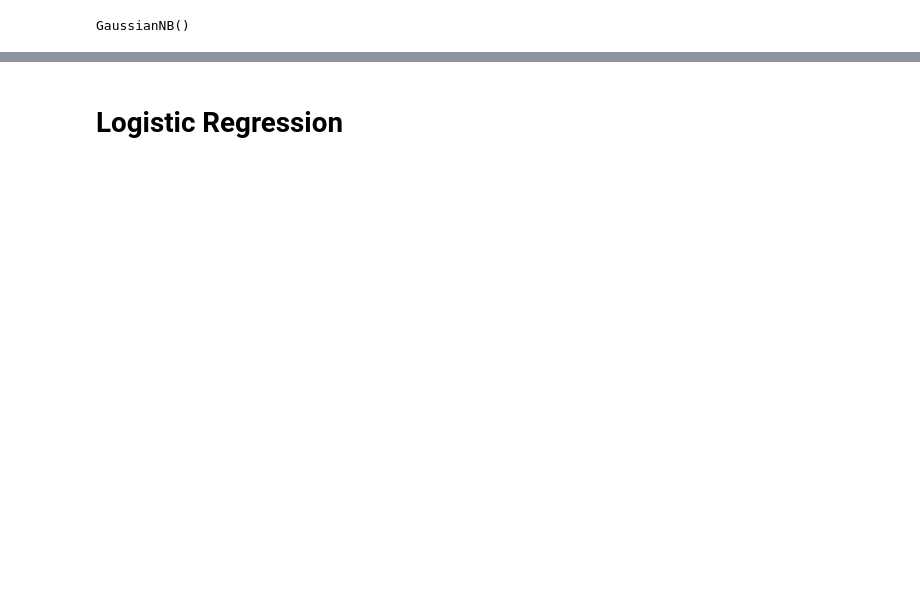
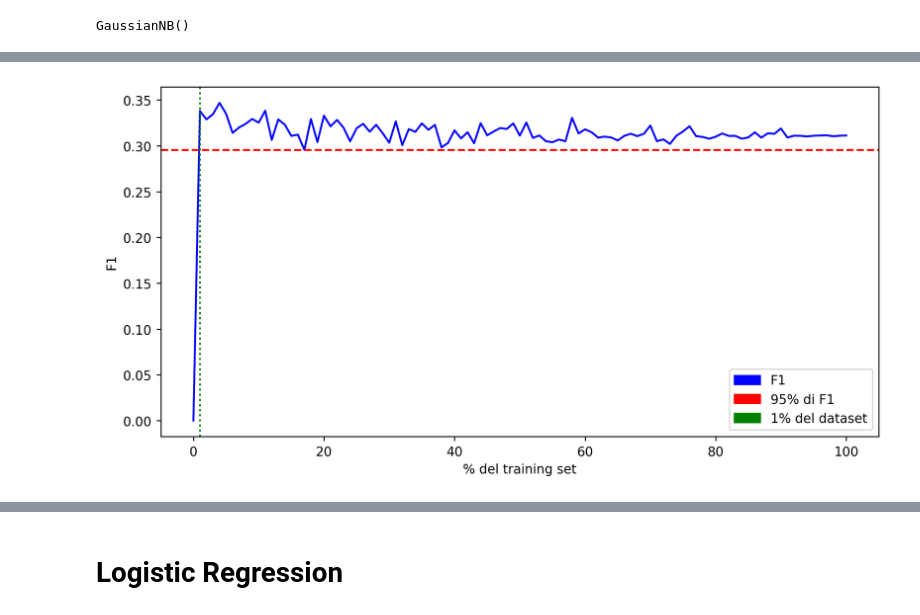
Before and after one commit to cri98li/Data-Mining-2-Project-ts-classification, a Jupyter notebook: Fase 2.1 (Classificazione).ipynb, the cells around one changed output, grey strips where cells are left out. Cells and saved outputs as stored; diff of their text form; code cells hidden in the pictures; blank space fills up the shorter version.

```diff
--- a/Fase 2.1 (Classificazione).ipynb
+++ b/Fase 2.1 (Classificazione).ipynb
@@ -329,0 +465,5 @@ weighted avg       0.35      0.29      0.27     14783
+# %%
+grafico(f1Res, yline=f1Res[100]*.95, ylabel="95% di F1", xline=1, xlabel="1% del dataset", label="F1")
+#plt.savefig("f1_naive.pdf", bbox_inches='tight')
+# %% [output]
+[figure, added]
```
Also changed, not shown: parts of 51 cells of this notebook, 2 other files.
